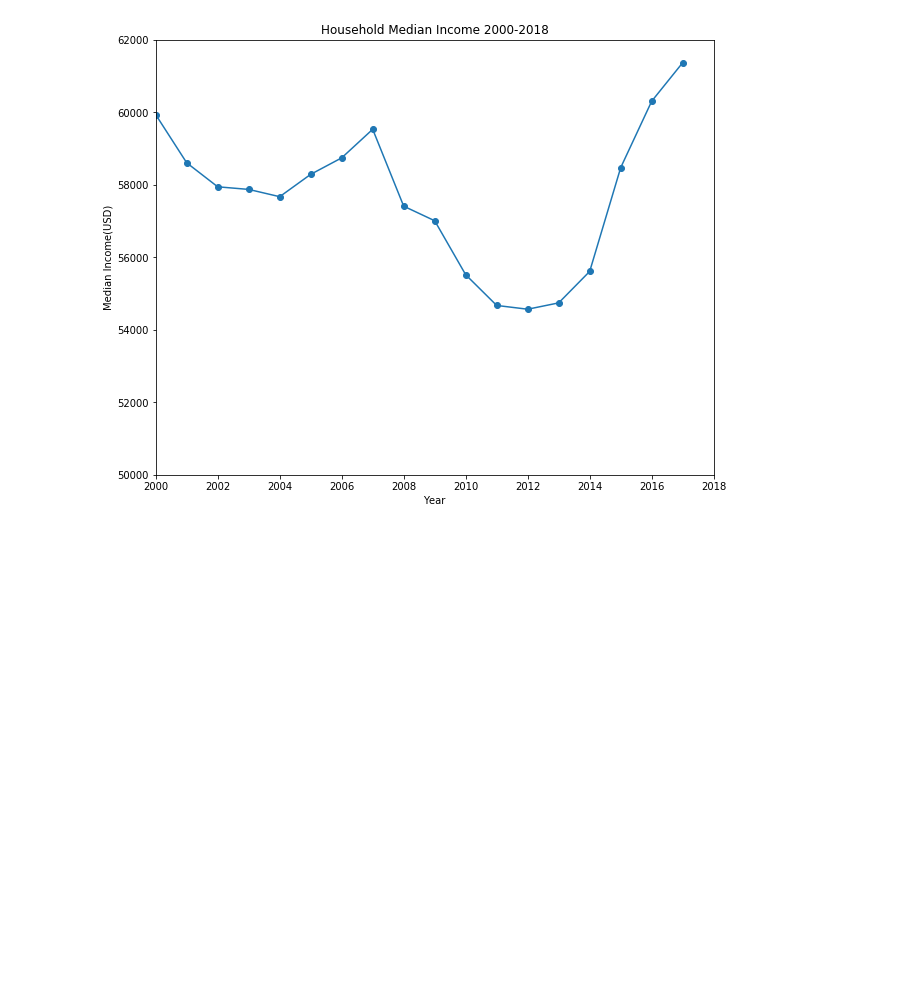
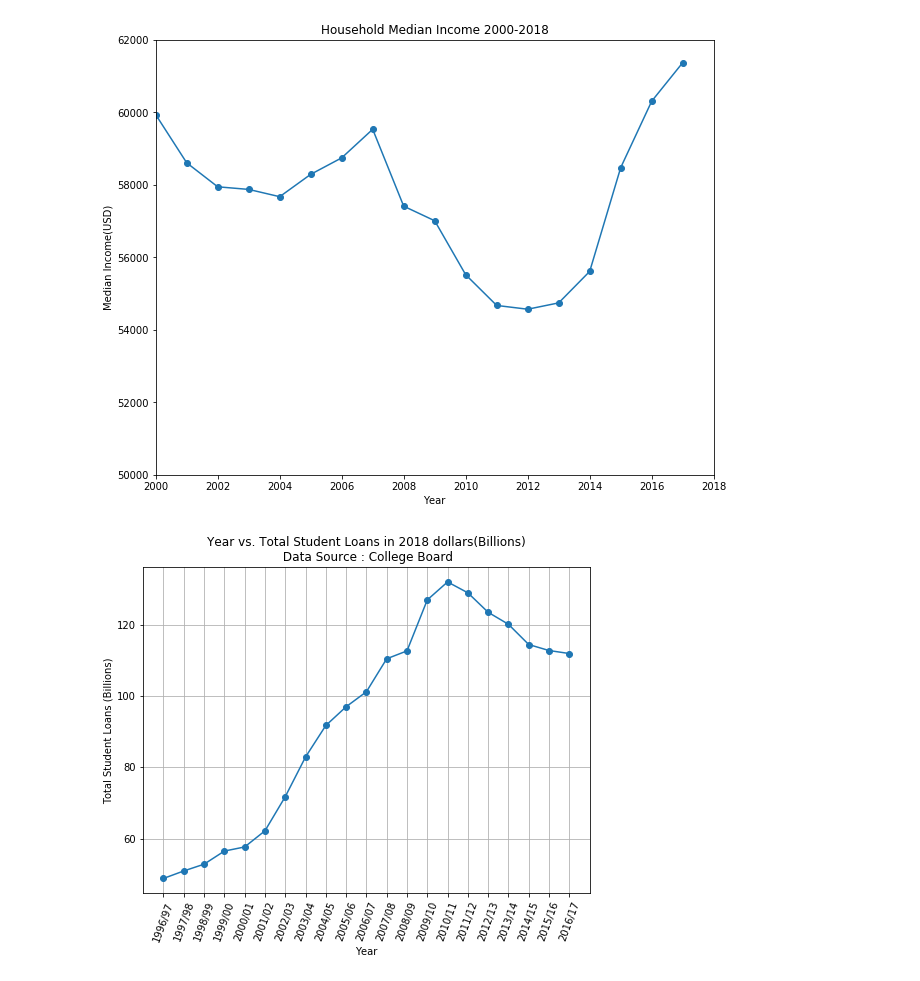
Before and after one commit to Kamran-Wali/Project_Antigravity2, a Jupyter notebook: antigravity.ipynb, the cells around one changed output. Saved outputs shown, nothing was run; the diff lists cells and outputs as text; code cells hidden in the pictures; blank space fills up the shorter version.

Commit message:
student loans data

```diff
--- a/antigravity.ipynb
+++ b/antigravity.ipynb
@@ -227,3 +229,25 @@ plt.show()
 #Percent Change
 # %% [output]
 [figure]
+# %%
+#reading csv's for student loans data
+file_1 = "resource/loanportfolio.csv"
+outstanding_loans = pd.read_csv(file_1)
+
+file_2 = "resource/LoansData.csv"
+loans_rate = pd.read_csv(file_2)
+
+file_3 = "resource/Studentloans_delinquency.csv"
+loansdelinquency_rate = pd.read_csv(file_3)
+# %%
+#Plotting total student loans over years
+plt.figure(figsize = (8,6))
+plt.plot(loans_rate["Year"], loans_rate["2018 Loans Billions"], marker = "o")
+plt.title("Year vs. Total Student Loans in 2018 dollars(Billions)\n Data Source : College Board")
+plt.xlabel("Year")
+plt.xticks(rotation=70)
+plt.ylabel("Total Student Loans (Billions)")
+plt.grid()
+plt.savefig("resource/YearvsTotalStudentLoans.png", bbox_inches="tight")
+# %% [output]
+[figure, added]
```
Also changed, not shown: parts of 5 cells of this notebook, 8 other files.
